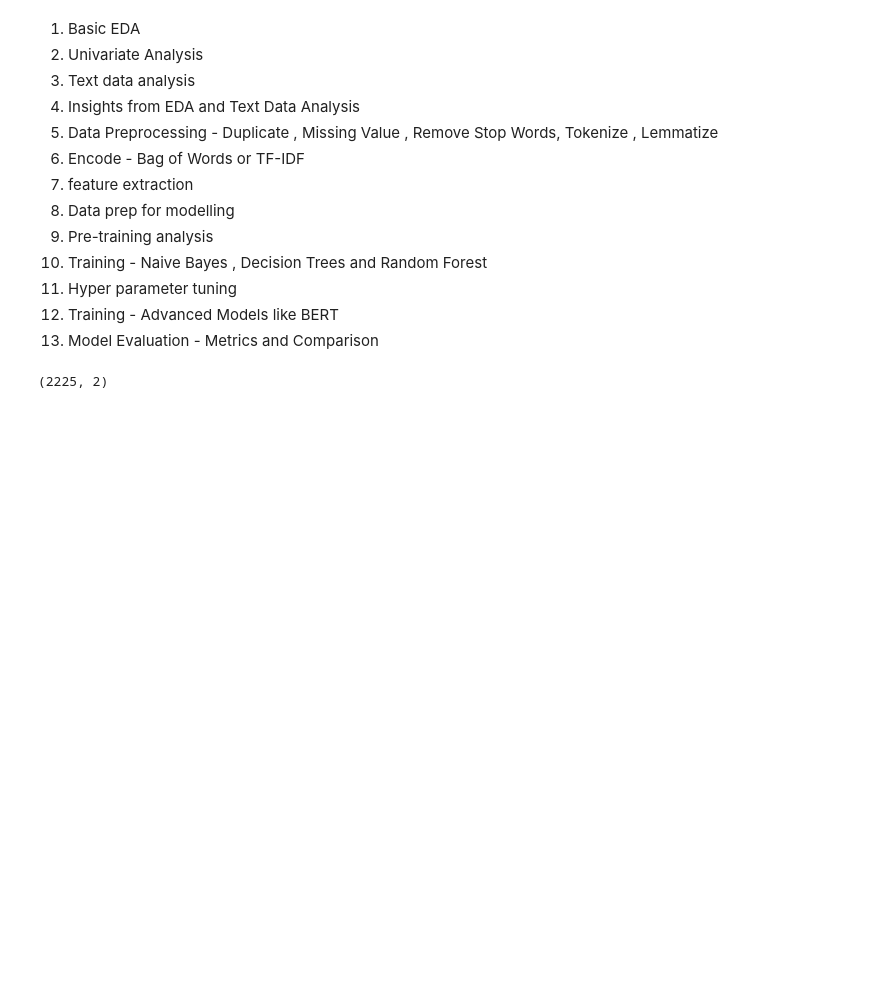
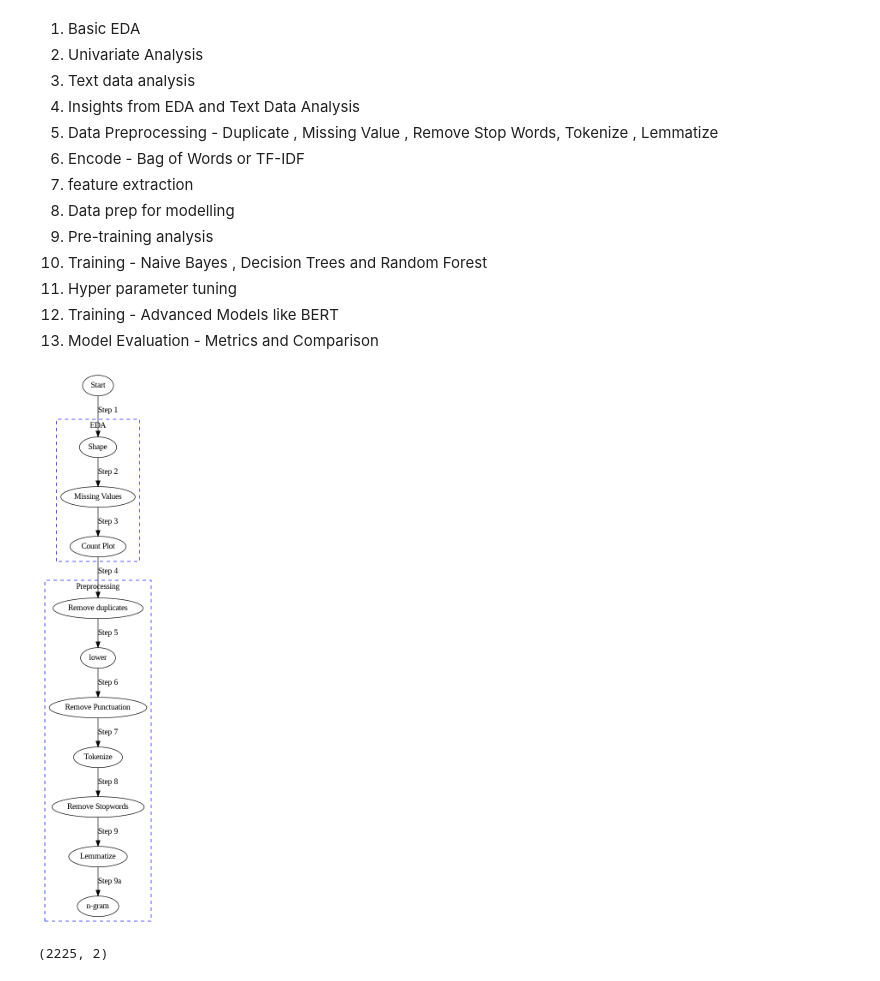
Before and after one commit to yedhuk/categorizing-news-articles-flipitnews, a Jupyter notebook: notebook/FlipItNews Business Case.ipynb, the cells around one changed output. Drawn from its saved outputs; the diff is of its cells as text; code cells hidden in the pictures; blank space fills up the shorter version.

```diff
--- a/notebook/FlipItNews Business Case.ipynb
+++ b/notebook/FlipItNews Business Case.ipynb
@@ -152,6 +142,56 @@ To https://github.com/yedhuk/categorizing-news-articles-flipitnews.git
 11.  Hyper parameter tuning
 12.  Training - Advanced Models like BERT
 13.  Model Evaluation - Metrics and Comparison
+# %%
+
+flow_chart = Digraph('FlowChart', format='png')
+
+# Create a new directed graph
+flow_chart = Digraph('FlowChart', format='png')
+
+# Add individual nodes
+flow_chart.node('A', 'Start')
+flow_chart.node('E', 'End')
+
+# Create a clustered subgraph for grouping processes
+with flow_chart.subgraph(name='cluster_1') as c:
+    c.attr(label='EDA')
+    c.attr(color='blue', style='dashed')  # Customize the bounding box (color, style, etc.)
+
+    # Add nodes inside the cluster
+    c.node('B', 'Shape')
+    c.node('C', 'Missing Values')
+    c.node('D', 'Count Plot')
+
+with flow_chart.subgraph(name='cluster_2') as c:
+    c.attr(label='Preprocessing')
+    c.attr(color='blue', style='dashed')  # Customize the bounding box (color, style, etc.)
+
+    # Add nodes inside the cluster
+    c.node('E', 'Remove duplicates')
+    c.node('F', 'lower')
+    c.node('G', 'Remove Punctuation')
+    c.node('H', 'Tokenize')
+    c.node('I', 'Remove Stopwords')
+    c.node('J', 'Lemmatize')
+    c.node('K', 'n-gram')
+
+# Define edges (connections)
+flow_chart.edge('A', 'B', label='Step 1')
+flow_chart.edge('B', 'C', label='Step 2')
+flow_chart.edge('C', 'D', label='Step 3')
+flow_chart.edge('D', 'E', label='Step 4')
+flow_chart.edge('E', 'F', label='Step 5')
+flow_chart.edge('F', 'G', label='Step 6')
+flow_chart.edge('G', 'H', label='Step 7')
+flow_chart.edge('H', 'I', label='Step 8')
+flow_chart.edge('I', 'J', label='Step 9')
+flow_chart.edge('J', 'K', label='Step 9a')
+
+# Display the flow chart inline
+display(Image(flow_chart.pipe()))
+# %% [output]
+[figure, added]
 # %%
 df.shape
 # %% [output]
```
Also changed, not shown: parts of 29 cells of this notebook, 2 other files.
